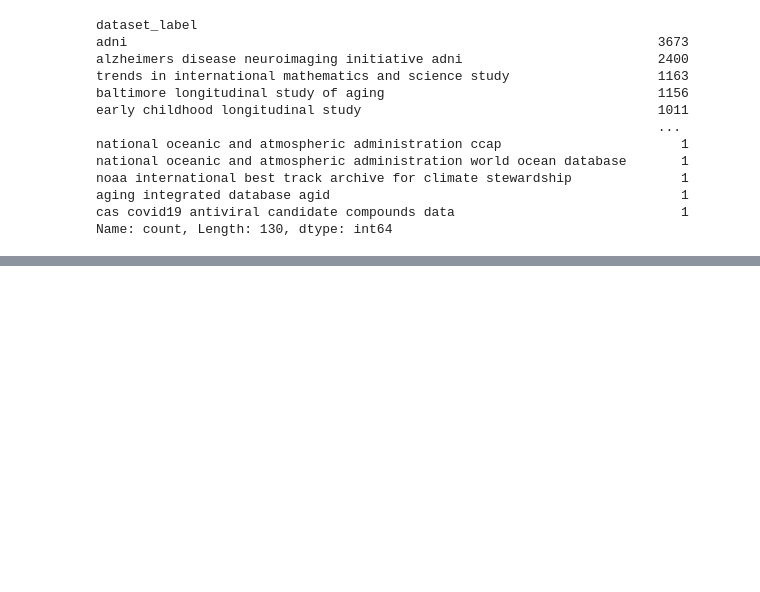
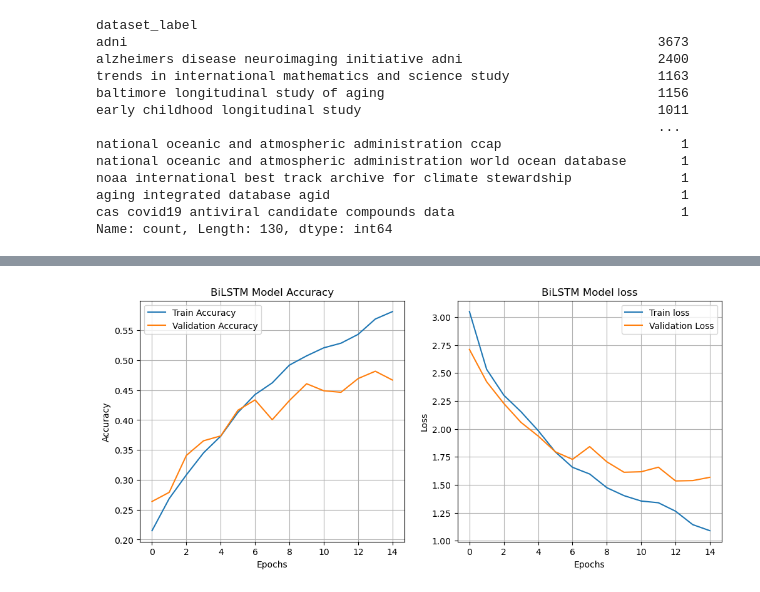
Before and after one commit to eliz-amst/Coleridge-Initiativ, a Jupyter notebook: coleridge_initiative_model.ipynb, the cells around one changed output, grey strips where cells are left out. Cells and saved outputs as stored; diff of their text form; code cells hidden in the pictures; blank space fills up the shorter version.

Commit message:
Added BiLSTM model code

```diff
--- a/coleridge_initiative_model.ipynb
+++ b/coleridge_initiative_model.ipynb
@@ -165,0 +145,17 @@ Test Accuracy: 0.4661
+# %%
+# Bidirectional LSTM model
+bilstm_model = Sequential(name='bilstm_model')
+bilstm_model.add(Embedding(input_dim=num_words, output_dim=64))
+bilstm_model.add(Bidirectional(LSTM(units=64, dropout=0.3)))
+bilstm_model.add(Dense(y_train_cat.shape[1], activation='softmax'))
+bilstm_model.compile(optimizer=optimizer, loss='categorical_crossentropy', metrics=['accuracy'])
+# %%
+# Train the model
+
+history_bilstm = bilstm_model.fit(
+    X_train_pad, y_train_cat,
+    batch_size=16,
+    epochs=15,
+    validation_data=(X_val_pad, y_val_cat),
+    verbose=1
+)
@@ -165,0 +182,23 @@ Test Accuracy: 0.4661
+# %%
+# Plot BiLSTM model training and validation accuracy
+plt.figure(figsize=(12,5))
+plt.subplot(1,2,1)
+plt.plot(history_bilstm.history['accuracy'], label='Train Accuracy')
+plt.plot(history_bilstm.history['val_accuracy'], label='Validation Accuracy')
+plt.title('BiLSTM Model Accuracy')
+plt.xlabel('Epochs')
+plt.ylabel('Accuracy')
+plt.grid()
+plt.legend()
+
+plt.subplot(1,2,2)
+plt.plot(history_bilstm.history['loss'], label='Train loss')
+plt.plot(history_bilstm.history['val_loss'], label='Validation Loss')
+plt.title('BiLSTM Model loss')
+plt.xlabel('Epochs')
+plt.ylabel('Loss')
+plt.legend()
+plt.grid()
+plt.show()
+# %% [output]
+[figure, added]
```
Also changed, not shown: parts of 6 cells of this notebook.
